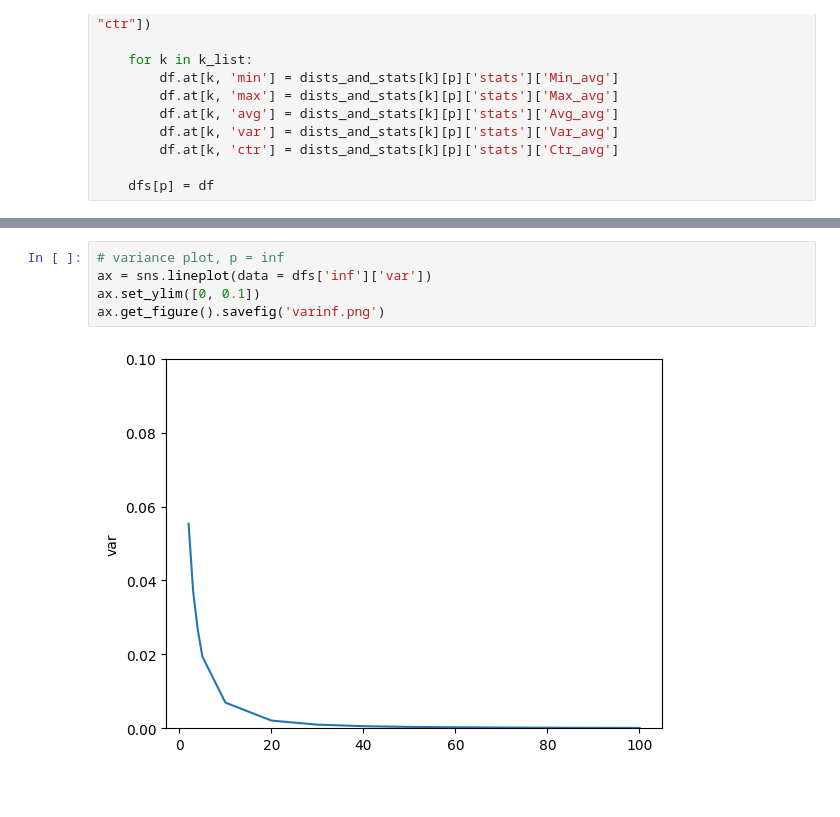
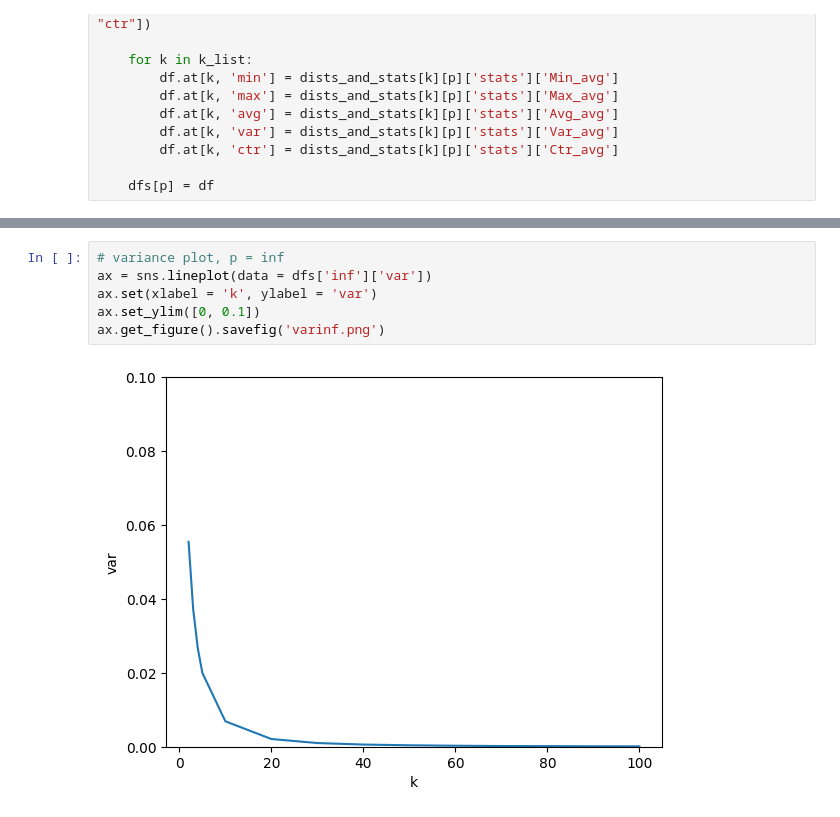
Before and after one commit to lassimalvikko/MDM24, a Jupyter notebook: Ex1/ex1.ipynb, the cells around one changed output, grey strips where cells are left out. Saved outputs shown, nothing was run; the diff lists cells and outputs as text; blank space fills up the shorter version.

```diff
--- a/Ex1/ex1.ipynb
+++ b/Ex1/ex1.ipynb
@@ -151,7 +161,8 @@ ax.get_figure().savefig('var5.png')
 # %%
 # variance plot, p = inf
 ax = sns.lineplot(data = dfs['inf']['var'])
+ax.set(xlabel = 'k', ylabel = 'var')
 ax.set_ylim([0, 0.1])
 ax.get_figure().savefig('varinf.png')
 # %% [output]
-[figure, old version]
+[figure, new version]
```
Also changed, not shown: parts of 10 cells of this notebook.
